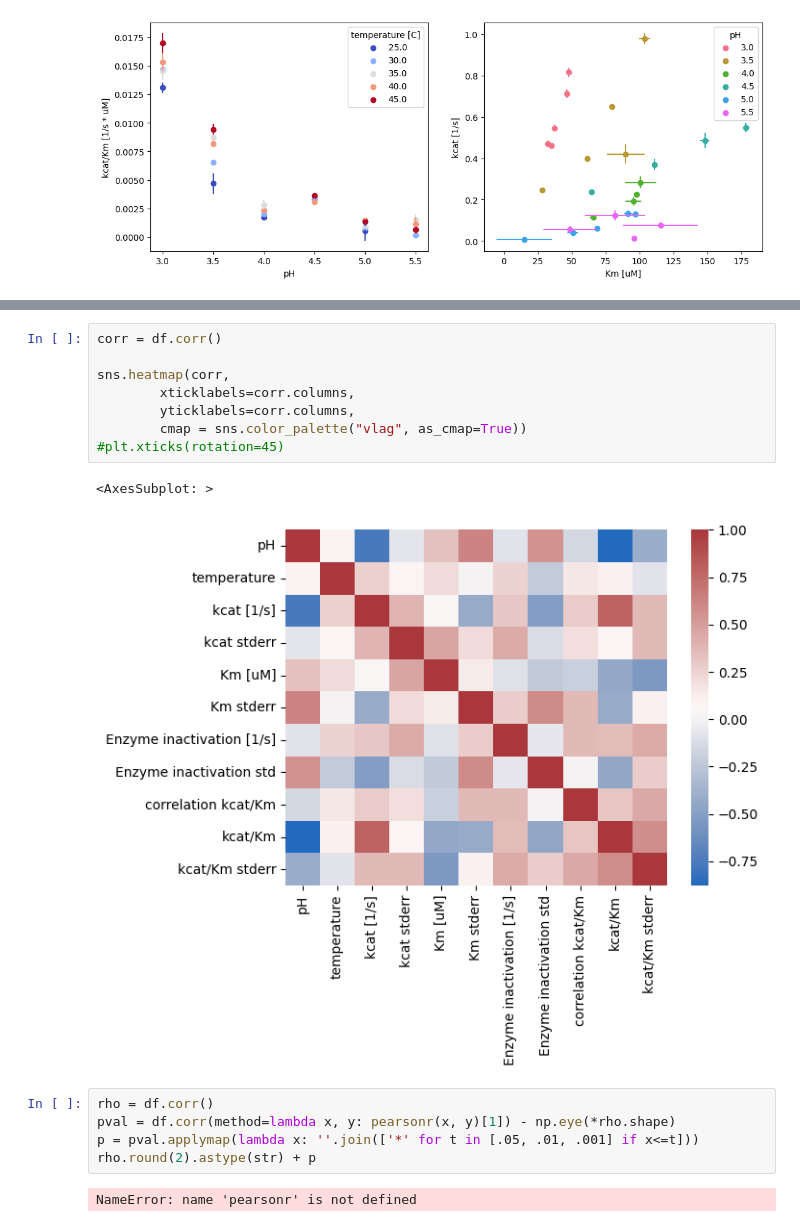
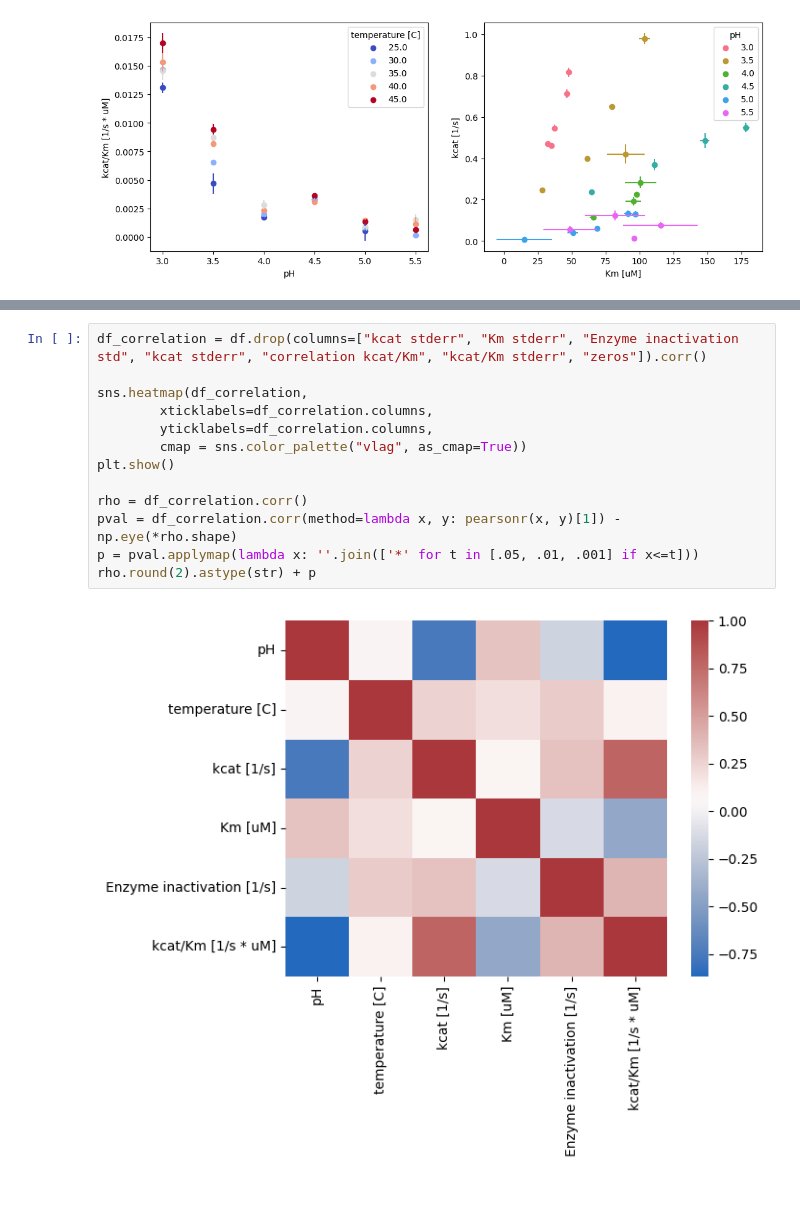
Before and after one commit to haeussma/masterthesis, a Jupyter notebook: book/_build/jupyter_execute/scenarios/SLAC_kinetic_characterization.ipynb, the cells around one changed output, grey strips where cells are left out. Drawn from its saved outputs; the diff is of its cells as text; blank space fills up the shorter version.

```diff
--- a/book/_build/jupyter_execute/scenarios/SLAC_kinetic_characterization.ipynb
+++ b/book/_build/jupyter_execute/scenarios/SLAC_kinetic_characterization.ipynb
@@ -491,18 +469,15 @@ Text(0.5, 0, 'kcat [1/s]')
-# %%
-corr = df.corr()
-
-sns.heatmap(corr,
-        xticklabels=corr.columns,
-        yticklabels=corr.columns,
-        cmap = sns.color_palette("vlag", as_cmap=True))
-#plt.xticks(rotation=45)
-# %% [output]
-<AxesSubplot: >
-[figure, removed]
 # %%
-rho = df.corr()
-pval = df.corr(method=lambda x, y: pearsonr(x, y)[1]) - np.eye(*rho.shape)
+df_correlation = df.drop(columns=["kcat stderr", "Km stderr", "Enzyme inactivation std", "kcat stderr", "correlation kcat/Km", "kcat/Km stderr", "zeros"]).corr()
+
+sns.heatmap(df_correlation,
+        xticklabels=df_correlation.columns,
+        yticklabels=df_correlation.columns,
+        cmap = sns.color_palette("vlag", as_cmap=True))
+plt.show()
+
+rho = df_correlation.corr()
+pval = df_correlation.corr(method=lambda x, y: pearsonr(x, y)[1]) - np.eye(*rho.shape)
 p = pval.applymap(lambda x: ''.join(['*' for t in [.05, .01, .001] if x<=t]))
 rho.round(2).astype(str) + p
 # %% [output]
-NameError: name 'pearsonr' is not defined
+[figure, added]
```
Also changed, not shown: parts of 17 cells of this notebook, 28 other files.
